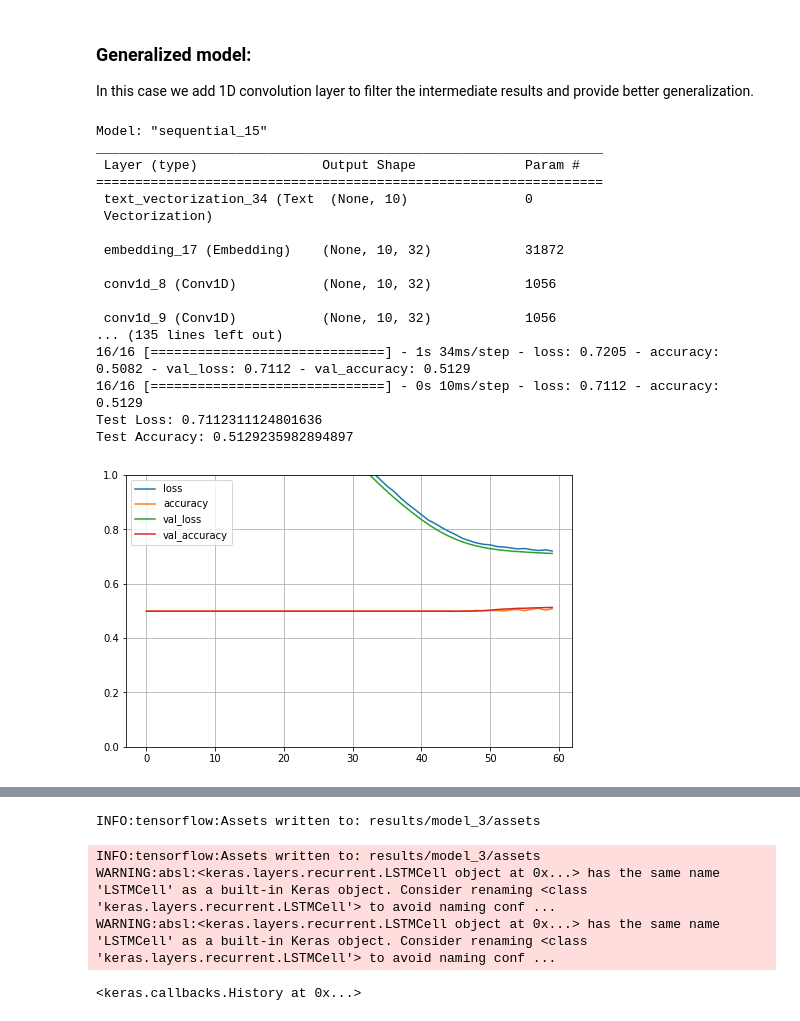
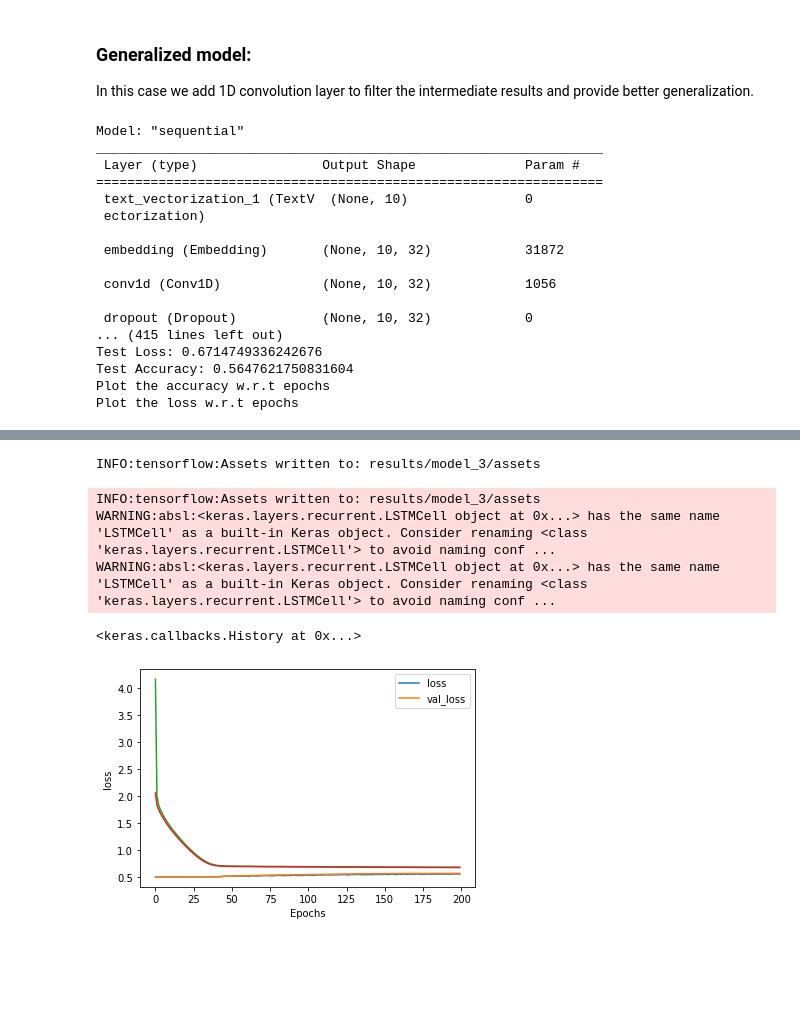
Before and after one commit to keresztesbeata/Intelligent-Systems-Lab, a Jupyter notebook: Restaurant-Reviews-NLP/RestaurantReviews.ipynb, the cells around one changed output, grey strips where cells are left out. Drawn from its saved outputs; the diff is of its cells as text; code cells hidden in the pictures; blank space fills up the shorter version.

```diff
--- a/Restaurant-Reviews-NLP/RestaurantReviews.ipynb
+++ b/Restaurant-Reviews-NLP/RestaurantReviews.ipynb
@@ -1098,28 +1099,27 @@ early_stop = tf.keras.callbacks.EarlyStopping(monitor='val_loss', patience=3)
 # train the model
 history = model.fit(tf_train,
                     batch_size=32,
-                    epochs=30,
+                    epochs=200,
                     validation_data=tf_test,
                     callbacks=early_stop)
 
 # evaluate the model
 evaluate_and_save_model(model, "model_3")
 # %% [output]
-Model: "sequential_15"
+Model: "sequential"
 _________________________________________________________________
  Layer (type)                Output Shape              Param #
 =================================================================
- text_vectorization_34 (Text  (None, 10)               0
- Vectorization)
+ text_vectorization_1 (TextV  (None, 10)               0
+ ectorization)
 
- embedding_17 (Embedding)    (None, 10, 32)            31872
+ embedding (Embedding)       (None, 10, 32)            31872
 
- conv1d_8 (Conv1D)           (None, 10, 32)            1056
+ conv1d (Conv1D)             (None, 10, 32)            1056
 
- conv1d_9 (Conv1D)           (None, 10, 32)            1056
-... (135 lines left out)
-16/16 [==============================] - 1s 34ms/step - loss: 0.7205 - accuracy: 0.5082 - val_loss: 0.7112 - val_accuracy: 0.5129
-16/16 [==============================] - 0s 10ms/step - loss: 0.7112 - accuracy: 0.5129
-Test Loss: 0.7112311124801636
-Test Accuracy: 0.5129235982894897
+ dropout (Dropout)           (None, 10, 32)            0
+... (415 lines left out)
+Test Loss: 0.6714749336242676
+Test Accuracy: 0.5647621750831604
+Plot the accuracy w.r.t epochs
+Plot the loss w.r.t epochs
-[figure, old version]
@@ -1127,8 +1127,9 @@ WARNING:absl:Found untraced functions such as lstm_cell_61_layer_call_fn, lstm_c
 INFO:tensorflow:Assets written to: results/model_3/assets
 INFO:tensorflow:Assets written to: results/model_3/assets
 WARNING:absl:<keras.layers.recurrent.LSTMCell object at 0x...> has the same name 'LSTMCell' as a built-in Keras object. Consider renaming <class 'keras.layers.recurrent.LSTMCell'> to avoid naming conf ...
 WARNING:absl:<keras.layers.recurrent.LSTMCell object at 0x...> has the same name 'LSTMCell' as a built-in Keras object. Consider renaming <class 'keras.layers.recurrent.LSTMCell'> to avoid naming conf ...
 <keras.callbacks.History at 0x...>
+[figure, new version]
 # %%
 vocab_size = 1000
 max_sequence_length = 256
```
Also changed, not shown: parts of 15 cells of this notebook.
